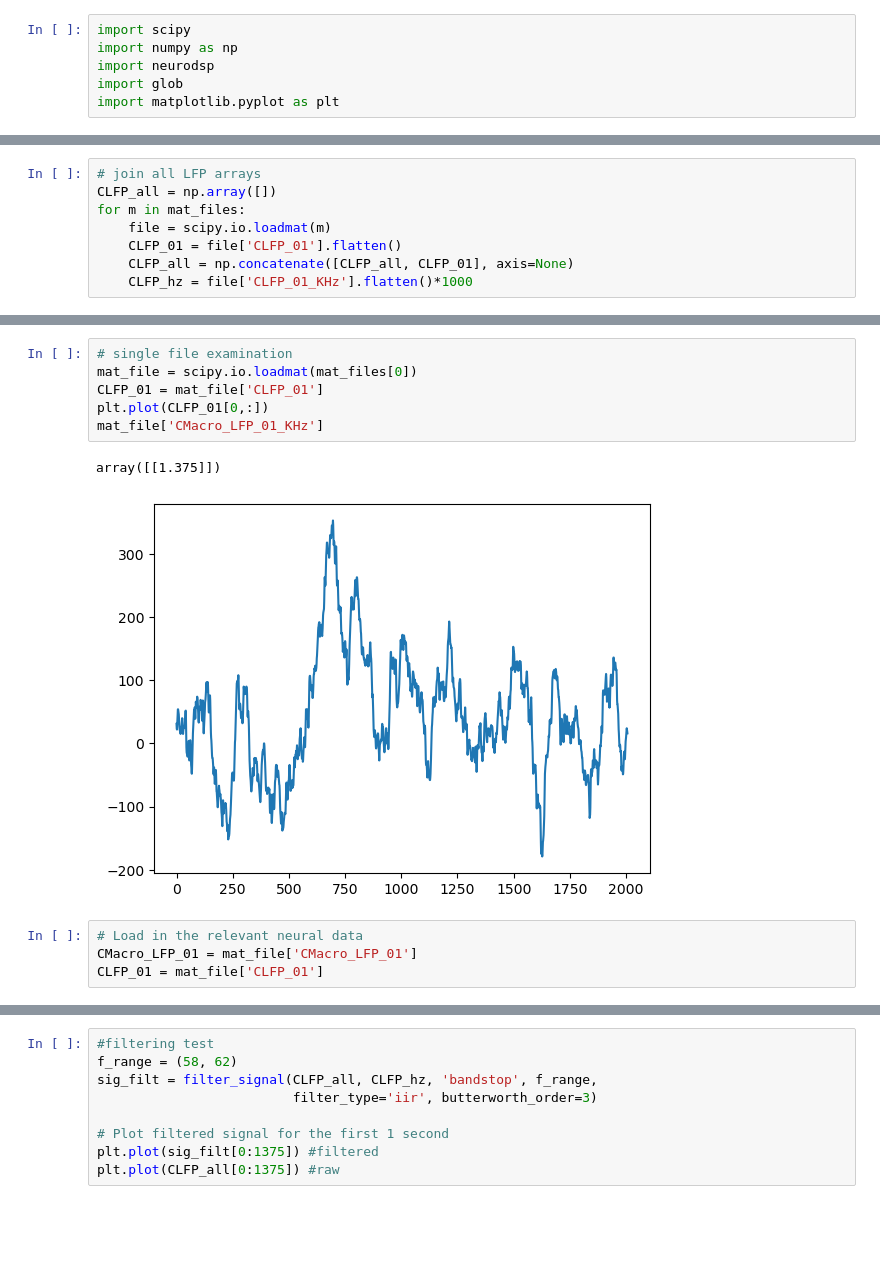
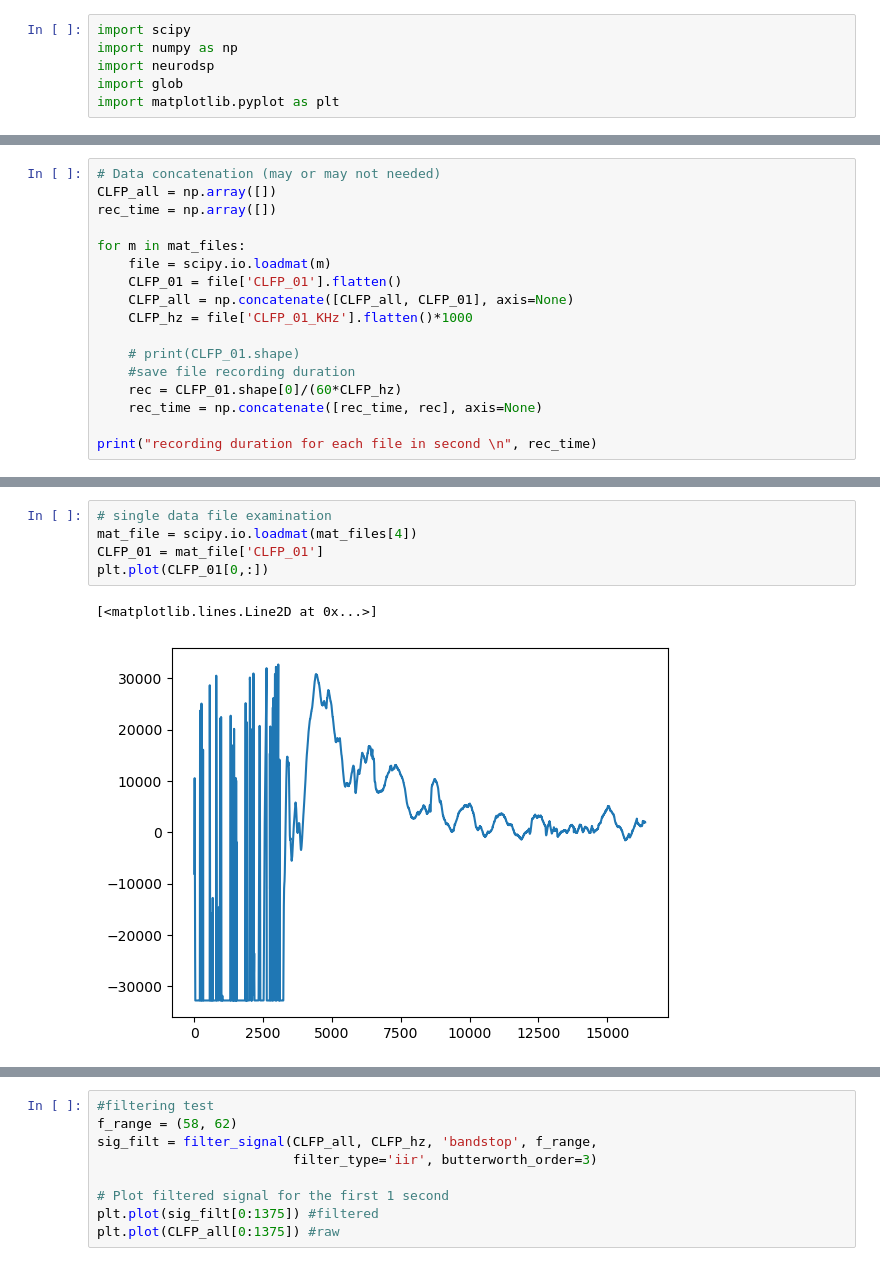
Before and after one commit to seqasim/LFPAnalysis, a Jupyter notebook: scripts/DBS_testing.ipynb, the cells around one changed output, grey strips where cells are left out. Saved outputs shown, nothing was run; the diff lists cells and outputs as text; blank space fills up the shorter version.

```diff
--- a/scripts/DBS_testing.ipynb
+++ b/scripts/DBS_testing.ipynb
@@ -22,8 +33,17 @@ mat_files
 # %%
-# join all LFP arrays
+# Data concatenation (may or may not needed)
 CLFP_all = np.array([])
+rec_time = np.array([])
+
 for m in mat_files:
     file = scipy.io.loadmat(m)
     CLFP_01 = file['CLFP_01'].flatten()
     CLFP_all = np.concatenate([CLFP_all, CLFP_01], axis=None)
     CLFP_hz = file['CLFP_01_KHz'].flatten()*1000
+
+    # print(CLFP_01.shape)
+    #save file recording duration
+    rec = CLFP_01.shape[0]/(60*CLFP_hz)
+    rec_time = np.concatenate([rec_time, rec], axis=None)
+
+print("recording duration for each file in second \n", rec_time)
@@ -38,15 +59,10 @@ plt.plot(CLFP_all)
 [<matplotlib.lines.Line2D at 0x...>]
 [figure]
 # %%
-# single file examination
-mat_file = scipy.io.loadmat(mat_files[0])
+# single data file examination
+mat_file = scipy.io.loadmat(mat_files[4])
 CLFP_01 = mat_file['CLFP_01']
 plt.plot(CLFP_01[0,:])
-mat_file['CMacro_LFP_01_KHz']
 # %% [output]
-array([[1.375]])
+[<matplotlib.lines.Line2D at 0x...>]
-[figure, old version]
+[figure, new version]
-# %%
-# Load in the relevant neural data
-CMacro_LFP_01 = mat_file['CMacro_LFP_01']
-CLFP_01 = mat_file['CLFP_01']
```
Also changed, not shown: parts of 29 cells of this notebook.
